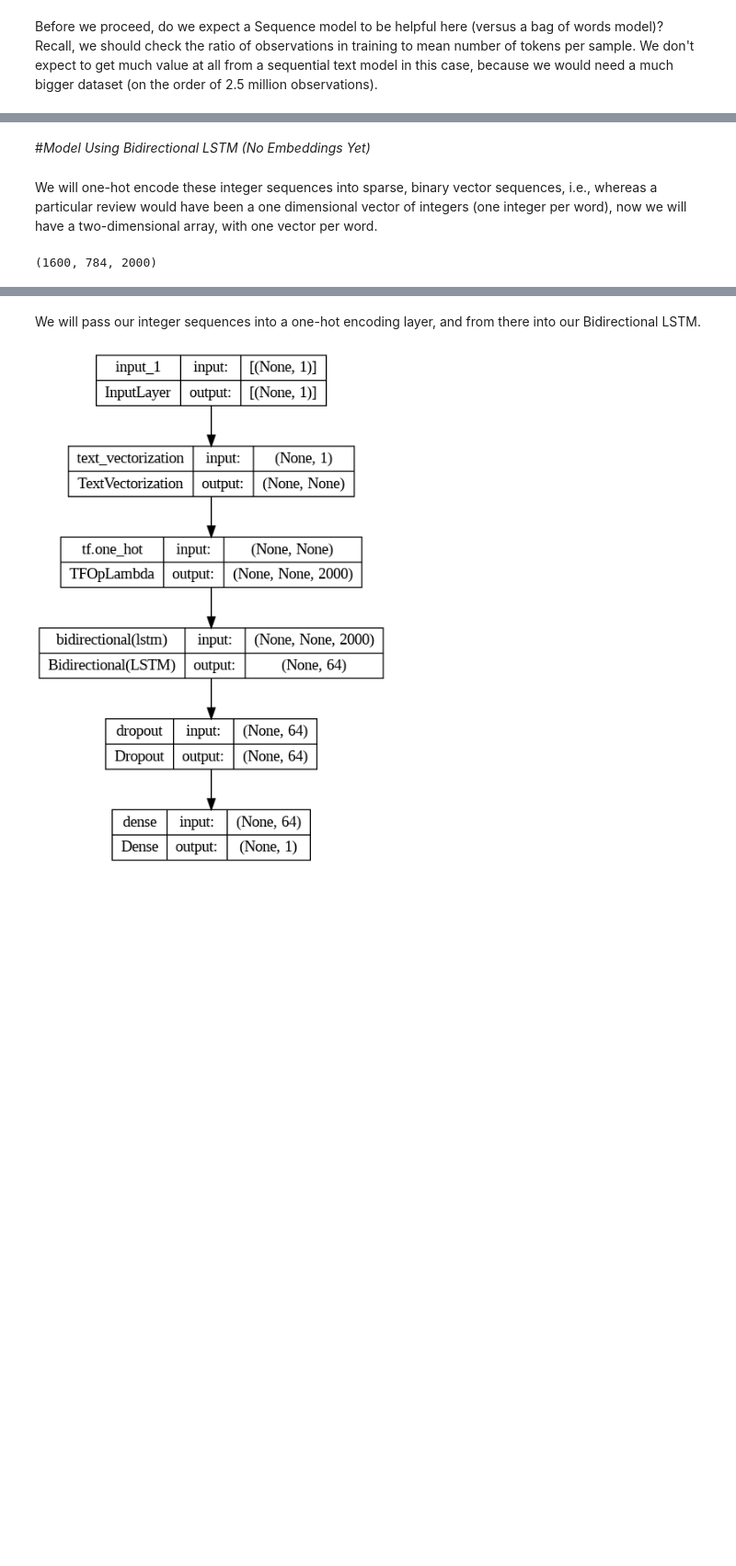
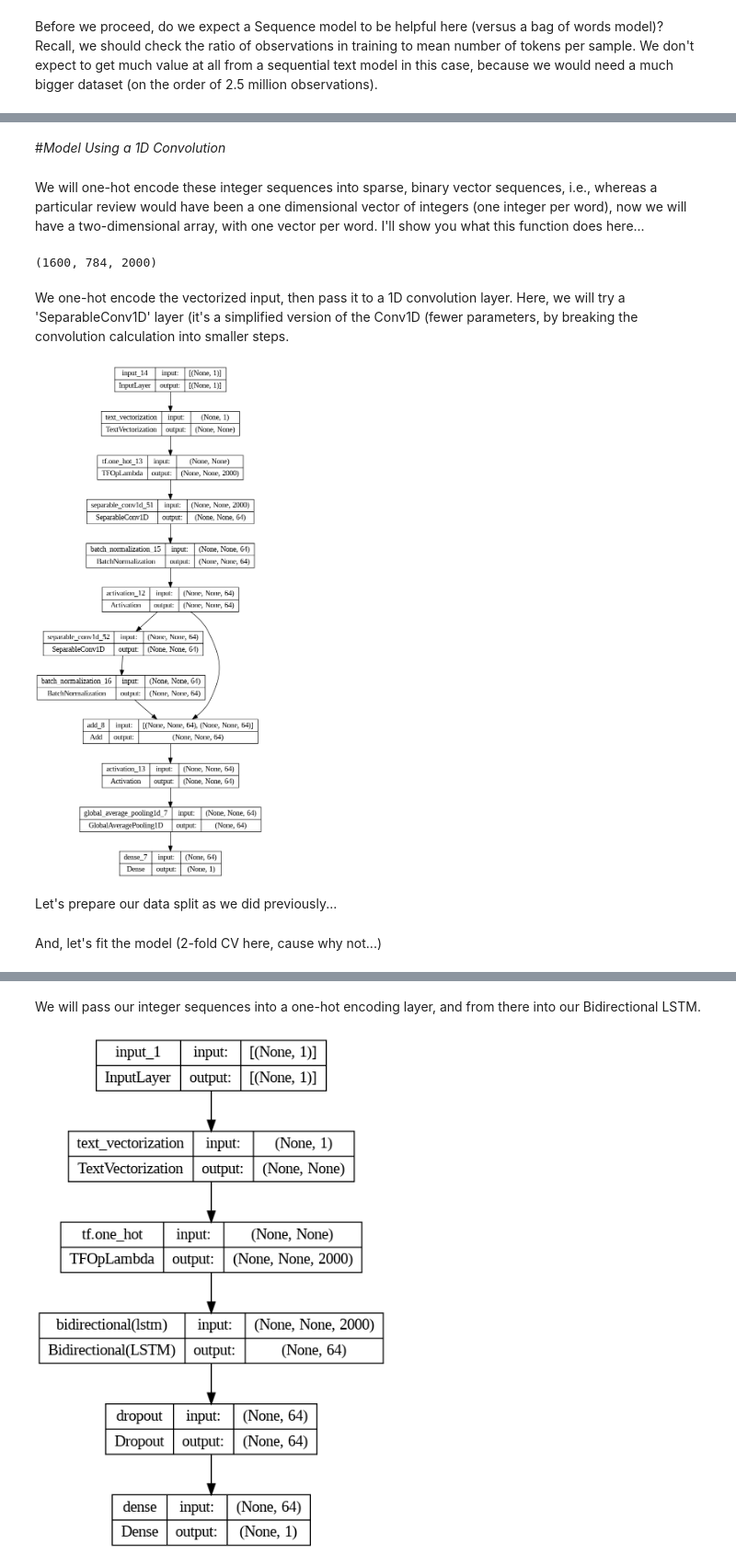
Before and after one commit to gburtch/BA865-2023, a Jupyter notebook: Lecture Materials/E/7.5 - RNN for Text with Embeddings.ipynb, the cells around one changed output, grey strips where cells are left out. Shown at 92% size. Saved outputs shown, nothing was run; the diff lists cells and outputs as text; code cells hidden in the pictures; blank space fills up the shorter version.

```diff
--- a/Lecture Materials/E/7.5 - RNN for Text with Embeddings.ipynb
+++ b/Lecture Materials/E/7.5 - RNN for Text with Embeddings.ipynb
@@ -103,10 +98,46 @@ The average review in our data has 784.0 words, and we have 1600 samples.
 The ratio of samples to average sample length is thus 2.0408163265306123. We are nowhere close to 1500.
-# %% [markdown]
-#*Model Using Bidirectional LSTM (No Embeddings Yet)*
+# %% [markdown]
+#*Model Using a 1D Convolution*
 # %% [markdown]
-We will one-hot encode these integer sequences into sparse, binary vector sequences, i.e., whereas a particular review would have been a one dimensional vector of integers (one integer per word), now we will have a two-dimensional array, with one vector per word.
+We will one-hot encode these integer sequences into sparse, binary vector sequences, i.e., whereas a particular review would have been a one dimensional vector of integers (one integer per word), now we will have a two-dimensional array, with one vector per word. I'll show you what this function does here...
 # %%
 one_hot_review = tf.one_hot(vectorized_review, depth=2000) # Depth is the number of unique tokens in our sample (our vectorizer made it so we have no more than 2000)
 print(one_hot_review.shape)
 # %% [output]
 (1600, 784, 2000)
+# %% [markdown]
+We one-hot encode the vectorized input, then pass it to a 1D convolution layer. Here, we will try a 'SeparableConv1D' layer (it's a simplified version of the Conv1D (fewer parameters, by breaking the convolution calculation into smaller steps.
+# %%
+def build_model():
+    inputs = keras.layers.Input(shape=(1), dtype="string") # We take our strings as input
+    processing = text_vectorization(inputs)
+    one_hot = tf.one_hot(processing, depth=2000) # we one-hot encode those, so it becomes a length 2000 vector.
+
+    # Define depth-wise separable convolutional layers with skip connections
+    conv1 = layers.SeparableConv1D(filters=64, kernel_size=10, padding='same')(one_hot)
+    bn1 = layers.BatchNormalization()(conv1)
+    act1 = layers.Activation('relu')(bn1)
+
+    conv2 = layers.SeparableConv1D(filters=64, kernel_size=10, padding='same')(act1)
+    bn2 = layers.BatchNormalization()(conv2)
+    skip1 = layers.Add()([act1, bn2])
+    act2 = layers.Activation('relu')(skip1)
+
+    # Define global pooling layer
+    pool = layers.GlobalAveragePooling1D()(act2)
+
+    # Define output layer for binary classification
+    outputs = layers.Dense(units=1, activation='sigmoid')(pool)
+
+    model = keras.Model(inputs,outputs)
+    model.compile(optimizer="rmsprop",loss="binary_crossentropy",metrics=['accuracy'])
+    return model
+
+model = build_model()
+
+keras.utils.plot_model(model, show_shapes=True)
+#print(model.summary())
+# %% [output]
+[figure, added]
+# %% [markdown]
+Let's prepare our data split as we did previously...
@@ -112,0 +149,2 @@ print(one_hot_review.shape)
+# %% [markdown]
+And, let's fit the model (2-fold CV here, cause why not...)
```
Also changed, not shown: parts of 23 cells of this notebook, 4 other files.
